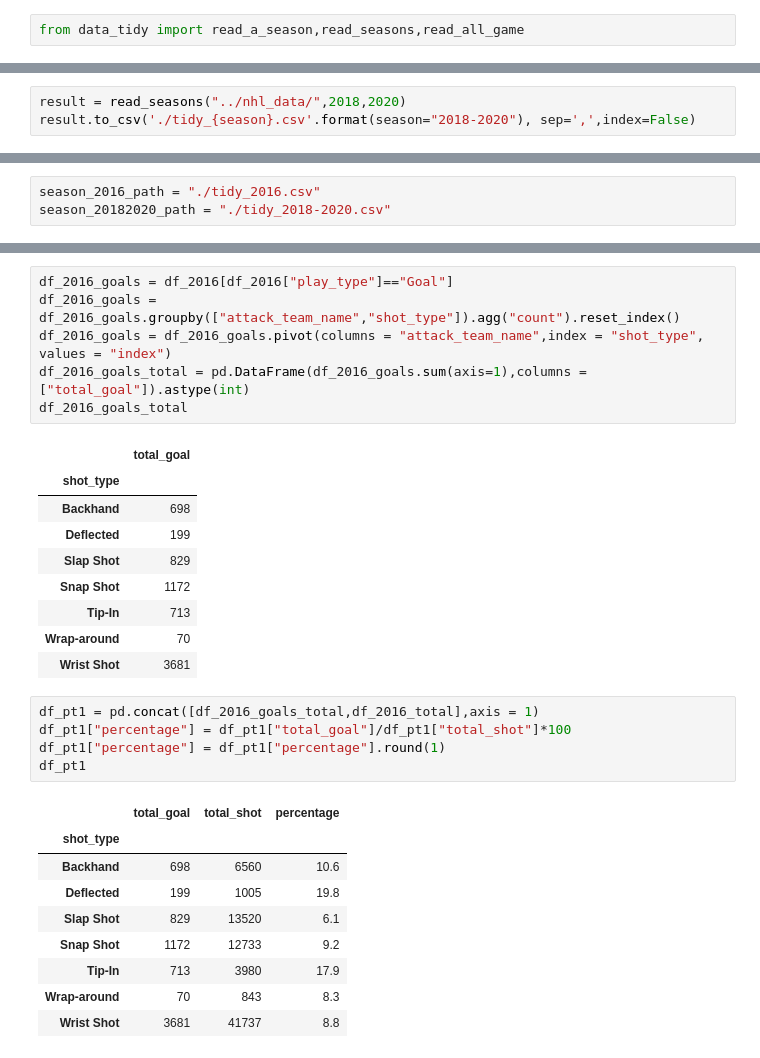
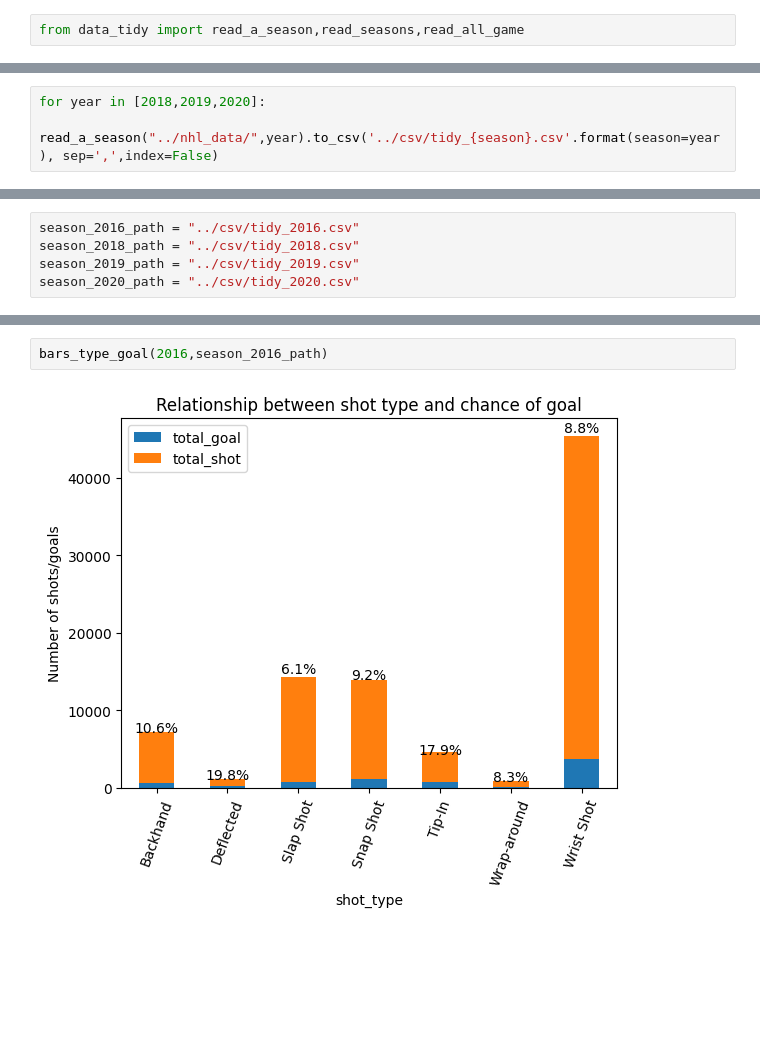
Before and after one commit to hfereidouni/DataScience, a Jupyter notebook: CodeBase/visualization_pt1.ipynb, the cells around one changed output, grey strips where cells are left out. Saved outputs shown, nothing was run; the diff lists cells and outputs as text; blank space fills up the shorter version.

```diff
--- a/CodeBase/visualization_pt1.ipynb
+++ b/CodeBase/visualization_pt1.ipynb
@@ -10,3 +13,3 @@ read_a_season("../nhl_data/",2016).to_csv('./tidy_{season}.csv'.format(season=20
 # %%
-result = read_seasons("../nhl_data/",2018,2020)
-result.to_csv('./tidy_{season}.csv'.format(season="2018-2020"), sep=',',index=False)
+for year in [2018,2019,2020]:
+    read_a_season("../nhl_data/",year).to_csv('../csv/tidy_{season}.csv'.format(season=year), sep=',',index=False)
@@ -15,3 +16,5 @@ NameError: name 'read_seasons' is not defined
 # %%
-season_2016_path = "./tidy_2016.csv"
-season_20182020_path = "./tidy_2018-2020.csv"
+season_2016_path = "../csv/tidy_2016.csv"
+season_2018_path = "../csv/tidy_2018.csv"
+season_2019_path = "../csv/tidy_2019.csv"
+season_2020_path = "../csv/tidy_2020.csv"
@@ -48,31 +59,4 @@ df_2016_total
 # %%
-df_2016_goals = df_2016[df_2016["play_type"]=="Goal"]
-df_2016_goals = df_2016_goals.groupby(["attack_team_name","shot_type"]).agg("count").reset_index()
-df_2016_goals = df_2016_goals.pivot(columns = "attack_team_name",index = "shot_type", values = "index")
-df_2016_goals_total = pd.DataFrame(df_2016_goals.sum(axis=1),columns = ["total_goal"]).astype(int)
-df_2016_goals_total
+bars_type_goal(2016,season_2016_path)
 # %% [output]
-|  | total_goal |
-| shot_type |  |
-| Backhand | 698 |
-| Deflected | 199 |
-| Slap Shot | 829 |
-| Snap Shot | 1172 |
-| Tip-In | 713 |
-| Wrap-around | 70 |
-| Wrist Shot | 3681 |
+[figure, added]
-# %%
-df_pt1 = pd.concat([df_2016_goals_total,df_2016_total],axis = 1)
-df_pt1["percentage"] = df_pt1["total_goal"]/df_pt1["total_shot"]*100
-df_pt1["percentage"] = df_pt1["percentage"].round(1)
-df_pt1
-# %% [output]
-|  | total_goal | total_shot | percentage |
-| shot_type |  |  |  |
-| Backhand | 698 | 6560 | 10.6 |
-| Deflected | 199 | 1005 | 19.8 |
-| Slap Shot | 829 | 13520 | 6.1 |
-| Snap Shot | 1172 | 12733 | 9.2 |
-| Tip-In | 713 | 3980 | 17.9 |
-| Wrap-around | 70 | 843 | 8.3 |
-| Wrist Shot | 3681 | 41737 | 8.8 |
```
Also changed, not shown: parts of 18 cells of this notebook, 2 other files.
